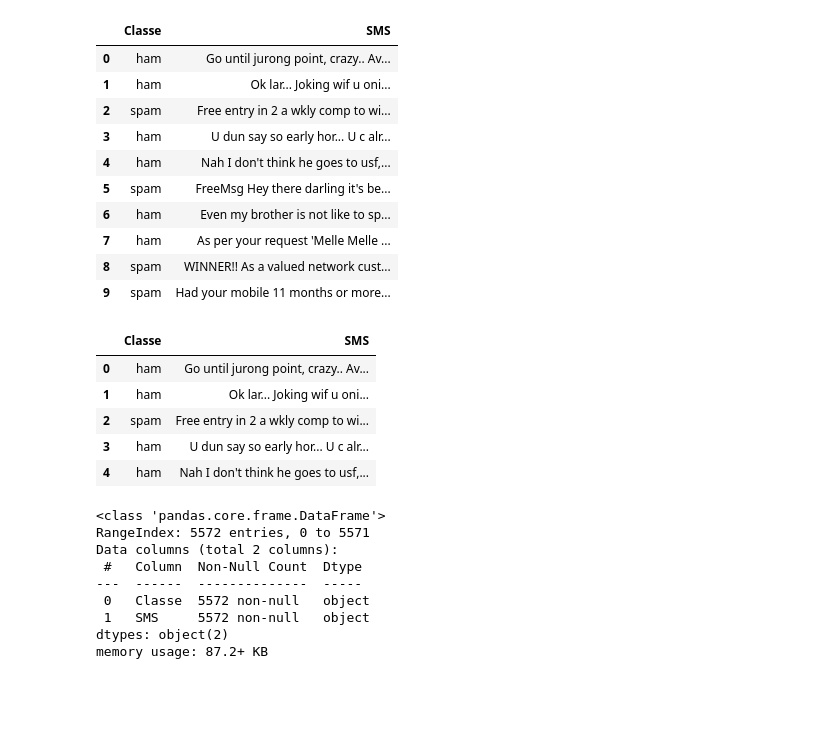
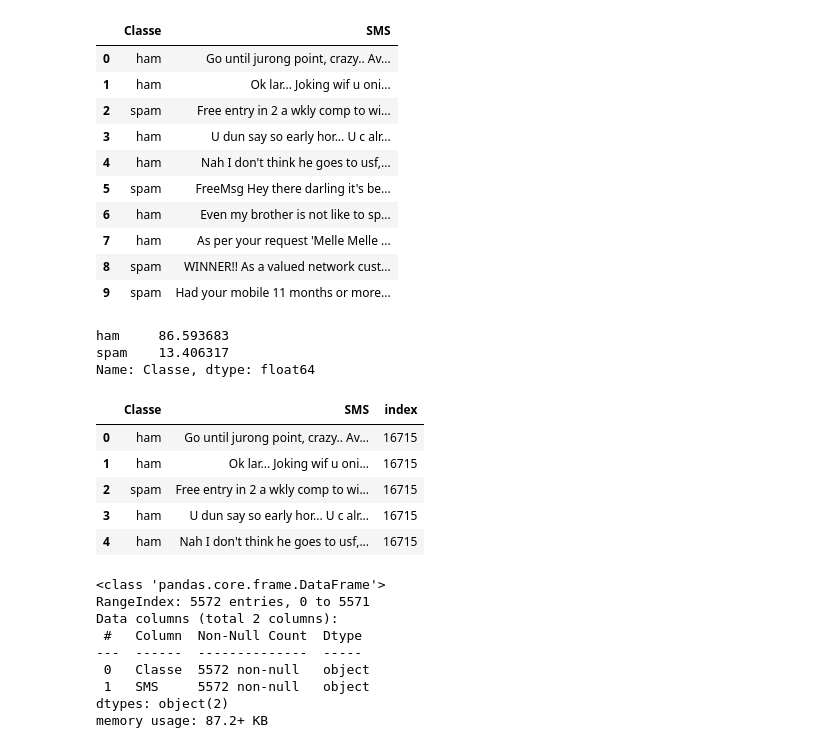
Before and after one commit to MariV24/IA-SPAM, a Jupyter notebook: SQUAD5_SPAM.ipynb, the cells around one changed output. Drawn from its saved outputs; the diff is of its cells as text; code cells hidden in the pictures; blank space fills up the shorter version.

```diff
--- a/SQUAD5_SPAM.ipynb
+++ b/SQUAD5_SPAM.ipynb
@@ -93,11 +93,16 @@ df.head(10)
 | 8 | spam | WINNER!! As a valued network cust... |
 | 9 | spam | Had your mobile 11 months or more... |
 # %%
-data.head(5)
+#data.head(5)
-# %% [output]
-|  | Classe | SMS |
-| 0 | ham | Go until jurong point, crazy.. Av... |
-| 1 | ham | Ok lar... Joking wif u oni... |
-| 2 | spam | Free entry in 2 a wkly comp to wi... |
-| 3 | ham | U dun say so early hor... U c alr... |
-| 4 | ham | Nah I don't think he goes to usf,... |
+# %%
+# https://www.youtube.com/watch?v=BVRuD6_kcjE
+
+# Contagem de valores de tipos diferentes dentro da coluna. E caso houvesse nulo, com o parâmetro dropna como falso, ele mostraria a contagem dos NaN
+df['Classe'].value_counts(dropna=False, normalize=True)  * 100
+# Parâmetros que podem ser passados:
+# sort(ordena a lista) ascending(se sort=True, pode ordenar de forma decrescente ou crescente; True=crescente, False=decrescente)
+# normalize(porcentagem;)
+# %% [output]
+ham     86.593683
+spam    13.406317
+Name: Classe, dtype: float64
@@ -104,3 +113,12 @@ data.head(5)
+# %%
+df.head()
+# %% [output]
+|  | Classe | SMS | index |
+| 0 | ham | Go until jurong point, crazy.. Av... | 16715 |
+| 1 | ham | Ok lar... Joking wif u oni... | 16715 |
+| 2 | spam | Free entry in 2 a wkly comp to wi... | 16715 |
+| 3 | ham | U dun say so early hor... U c alr... | 16715 |
+| 4 | ham | Nah I don't think he goes to usf,... | 16715 |
 # %%
 # Informações sobre as colunas, nulos e tipos
 
```
Also changed, not shown: parts of 10 cells of this notebook.
